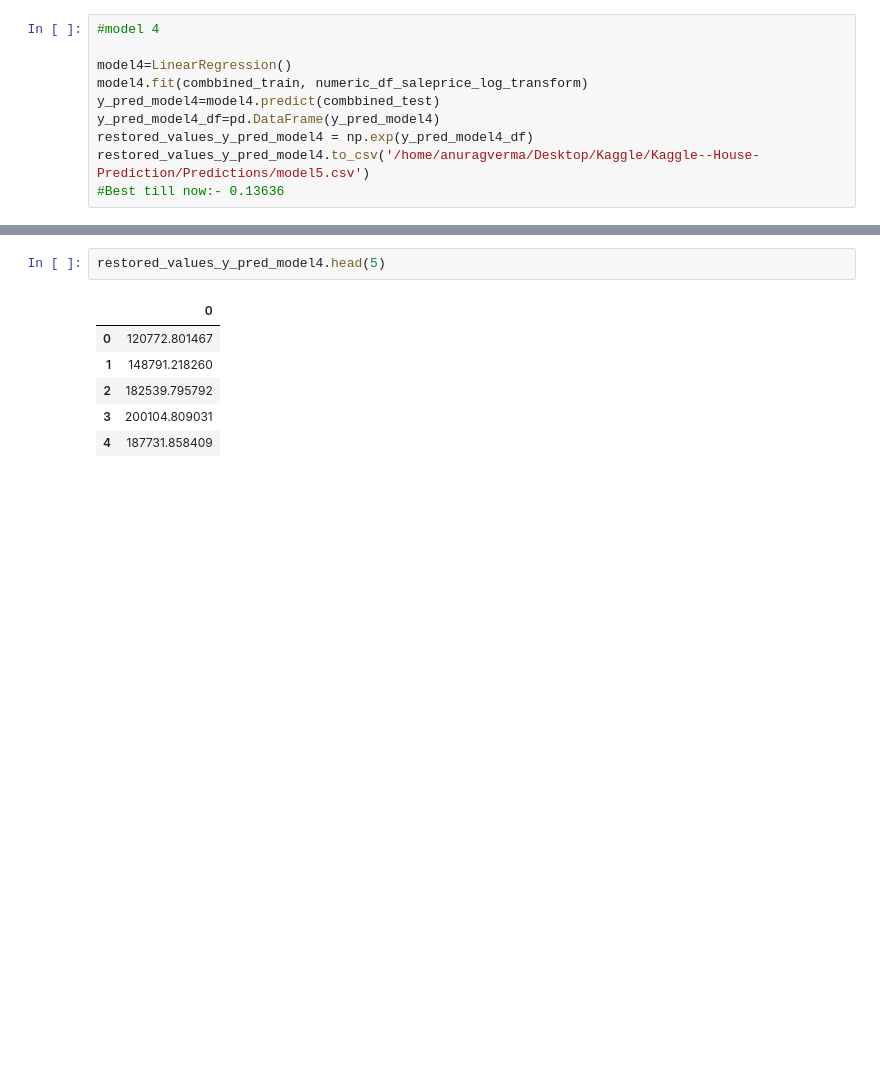
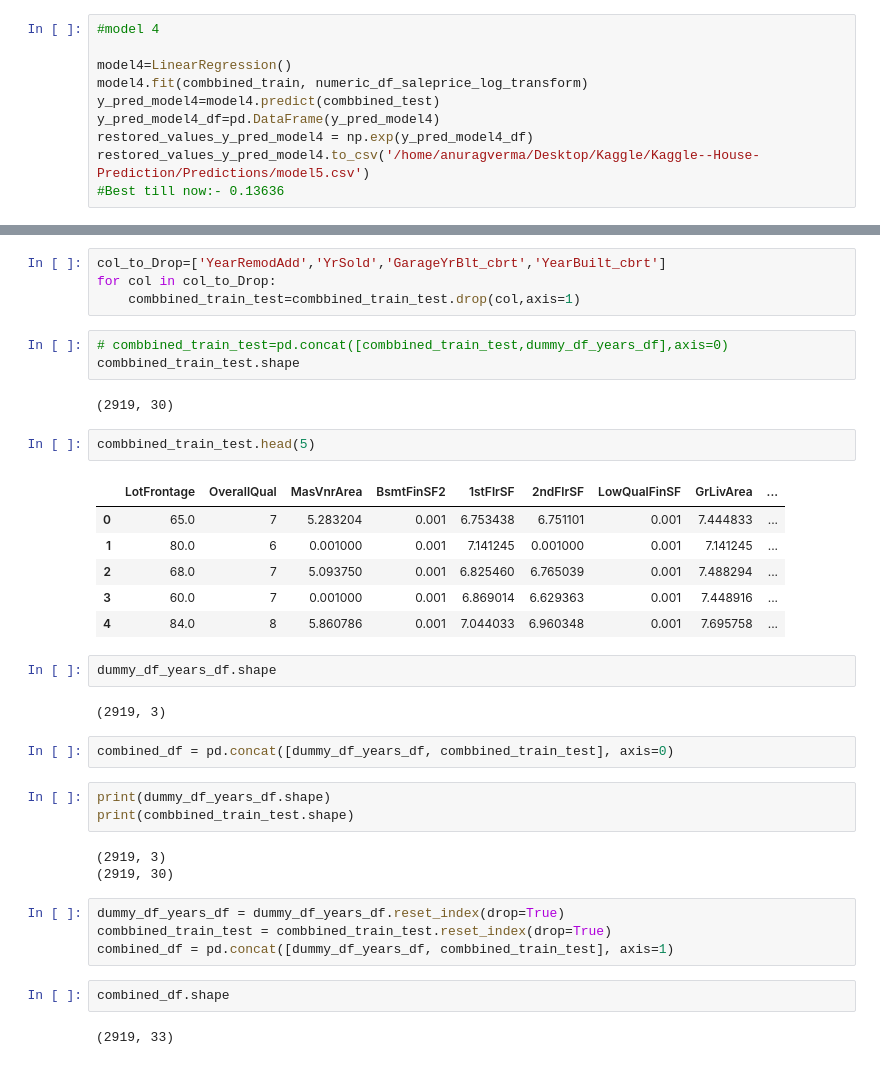
Before and after one commit to Anurag163/Kaggle--House-Prediction, a Jupyter notebook: RFE.ipynb, the cells around one changed output, grey strips where cells are left out. Drawn from its saved outputs; the diff is of its cells as text; blank space fills up the shorter version.

Commit message:
Prediction with feature engineered Year columns

```diff
--- a/RFE.ipynb
+++ b/RFE.ipynb
@@ -427,9 +504,38 @@ restored_values_y_pred_model4.to_csv('/home/anuragverma/Desktop/Kaggle/Kaggle--H
+# %%
+col_to_Drop=['YearRemodAdd','YrSold','GarageYrBlt_cbrt','YearBuilt_cbrt']
+for col in col_to_Drop:
+    combbined_train_test=combbined_train_test.drop(col,axis=1)
+# %%
+# combbined_train_test=pd.concat([combbined_train_test,dummy_df_years_df],axis=0)
+combbined_train_test.shape
+# %% [output]
+(2919, 30)
 # %%
-restored_values_y_pred_model4.head(5)
+combbined_train_test.head(5)
 # %% [output]
-|  | 0 |
-| 0 | 120772.801467 |
-| 1 | 148791.218260 |
-| 2 | 182539.795792 |
-| 3 | 200104.809031 |
-| 4 | 187731.858409 |
+|  | LotFrontage | OverallQual | MasVnrArea | BsmtFinSF2 | 1stFlrSF | 2ndFlrSF | LowQualFinSF | GrLivArea | ... |
+| 0 | 65.0 | 7 | 5.283204 | 0.001 | 6.753438 | 6.751101 | 0.001 | 7.444833 | ... |
+| 1 | 80.0 | 6 | 0.001000 | 0.001 | 7.141245 | 0.001000 | 0.001 | 7.141245 | ... |
+| 2 | 68.0 | 7 | 5.093750 | 0.001 | 6.825460 | 6.765039 | 0.001 | 7.488294 | ... |
+| 3 | 60.0 | 7 | 0.001000 | 0.001 | 6.869014 | 6.629363 | 0.001 | 7.448916 | ... |
+| 4 | 84.0 | 8 | 5.860786 | 0.001 | 7.044033 | 6.960348 | 0.001 | 7.695758 | ... |
+# %%
+dummy_df_years_df.shape
+# %% [output]
+(2919, 3)
+# %%
+combined_df = pd.concat([dummy_df_years_df, combbined_train_test], axis=0)
+# %%
+print(dummy_df_years_df.shape)
+print(combbined_train_test.shape)
+# %% [output]
+(2919, 3)
+(2919, 30)
+# %%
+dummy_df_years_df = dummy_df_years_df.reset_index(drop=True)
+combbined_train_test = combbined_train_test.reset_index(drop=True)
+combined_df = pd.concat([dummy_df_years_df, combbined_train_test], axis=1)
+# %%
+combined_df.shape
+# %% [output]
+(2919, 33)
```
Also changed, not shown: parts of 20 cells of this notebook, 4 other files.
